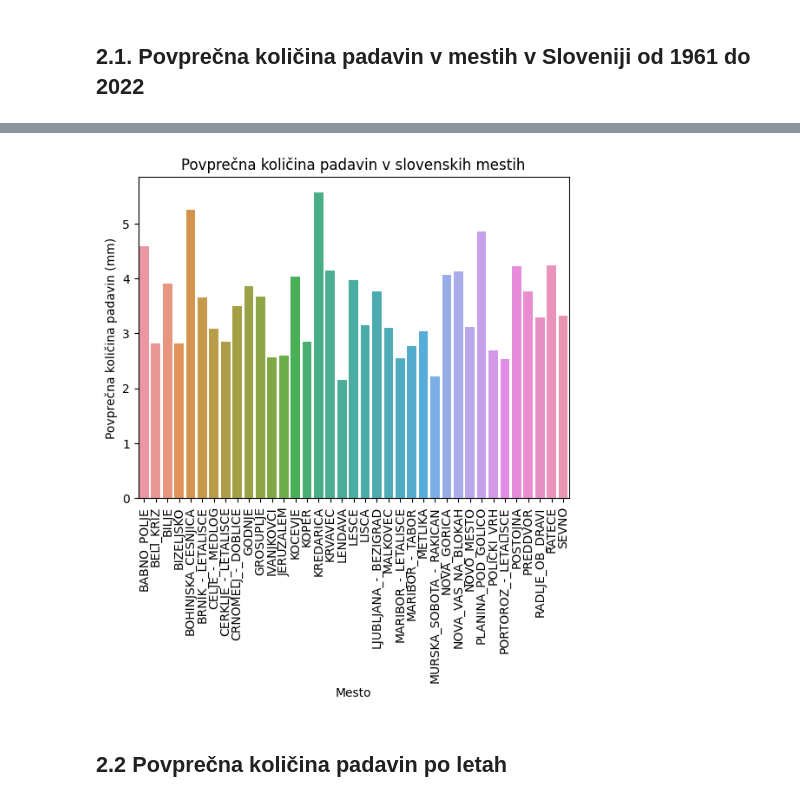
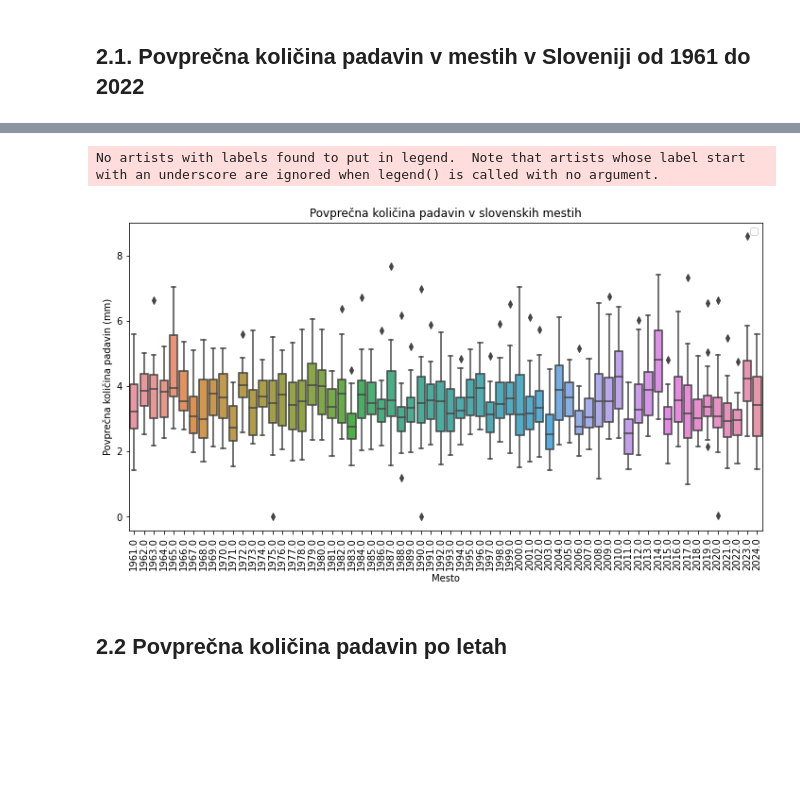
Before and after one commit to ReneMarkovic/ARSO-vreme-zgodovinski-Podatki, a Jupyter notebook: Padavine_analiza.ipynb, the cells around one changed output, grey strips where cells are left out. Cells and saved outputs as stored; diff of their text form; code cells hidden in the pictures; blank space fills up the shorter version.

Commit message:
new data source

```diff
--- a/Padavine_analiza.ipynb
+++ b/Padavine_analiza.ipynb
@@ -56,0 +30,12 @@ display(df_final)
+# %%
+df_final = pd.concat(df_list, axis=0)
+df_final.interpolate(method='linear', axis=0, inplace=True)
+df_final.replace(',', '\t', inplace=True)
+df_final["datum"]=df_final[["leto","mesec","dan"]].apply(lambda x: datetime(*x),axis=1)
+columns = df_final.columns.str.strip()
+zadnji = columns[-1]
+columns = [zadnji] + [columns[0]] + list(columns[1:-1])
+columns = ['datum', 'padavine', 'tmin', 'tmax', 'tpovp','etp', 'mesto','leto', 'mesec', 'dan', ]
+print(columns)
+display(df_final)
+#df_final.columns
@@ -56,0 +57,19 @@ display(df_final)
+# %%
+df_final["mesto"] = df_final["mesto"].apply(lambda x:str(x).replace("_"," ").title())
+df_final["mesto"] = df_final["mesto"].apply(lambda x:str(x).replace("etalisc","etališč"))
+df_final["mesto"] = df_final["mesto"].apply(lambda x:str(x).replace("Kriz","Križ"))
+df_final["mesto"] = df_final["mesto"].apply(lambda x:str(x).replace("Cesnjica","Češnjica"))
+df_final["mesto"] = df_final["mesto"].apply(lambda x:str(x).replace("Crnomelj","Črnomelj"))
+df_final["mesto"] = df_final["mesto"].apply(lambda x:str(x).replace("Kocevje","Kočevje"))
+df_final["mesto"] = df_final["mesto"].apply(lambda x:str(x).replace("Bezigrad","Bežigrad"))
+df_final["mesto"] = df_final["mesto"].apply(lambda x:str(x).replace("Rakican","Rakičan"))
+df_final["mesto"] = df_final["mesto"].apply(lambda x:str(x).replace(" Na "," na "))
+df_final["mesto"] = df_final["mesto"].apply(lambda x:str(x).replace(" Pod "," pod "))
+df_final["mesto"] = df_final["mesto"].apply(lambda x:str(x).replace(" Ob "," ob "))
+df_final["mesto"] = df_final["mesto"].apply(lambda x:str(x).replace("Portoroz","Portorož"))
+df_final["mesto"] = df_final["mesto"].apply(lambda x:str(x).replace("Ratece","Rateče"))
+display(df_final.head(5))
+
+for m in df_final["mesto"].unique():
+    if m not in lokacija:
+        print(f"   - {m} ({m in lokacija})")
@@ -59,10 +142,10 @@ display(df_final)
 # %% [markdown]
 ## 2.1. Povprečna količina padavin v mestih v Sloveniji od 1961 do 2022
 # %%
-rainfall_mean = df_final.groupby(['mesto'])['padavine'].mean()
-
-
-sns.barplot(x=rainfall_mean.index, y=rainfall_mean.values)
+df_year = df_final.groupby('mesto').resample('Y', on='datum').mean()
+display(df_year.head(5))
+plt.figure(figsize=(12,6))
+sns.boxplot(x="leto", y="padavine", data = df_year)
 plt.xlabel('Mesto')
 plt.ylabel('Povprečna količina padavin (mm)')
 plt.title('Povprečna količina padavin v slovenskih mestih')
@@ -72,4 +162,5 @@ plt.show()
+No artists with labels found to put in legend.  Note that artists whose label start with an underscore are ignored when legend() is called with no argument.
-[figure, old version]
+[figure, new version]
 # %% [markdown]
 ## 2.2 Povprečna količina padavin po letah
 # %%
```
Also changed, not shown: parts of 7 cells of this notebook, 14 other files.
